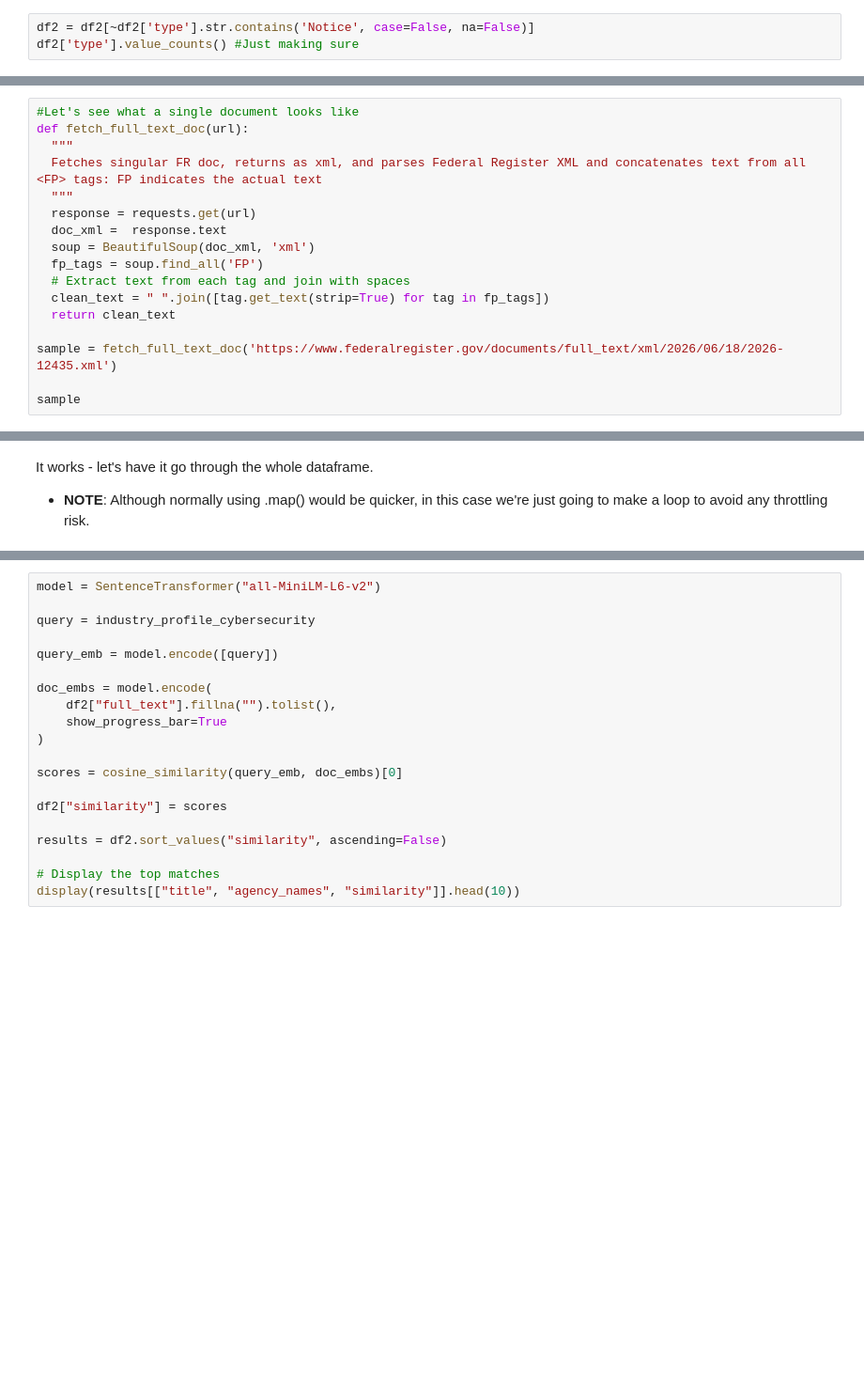
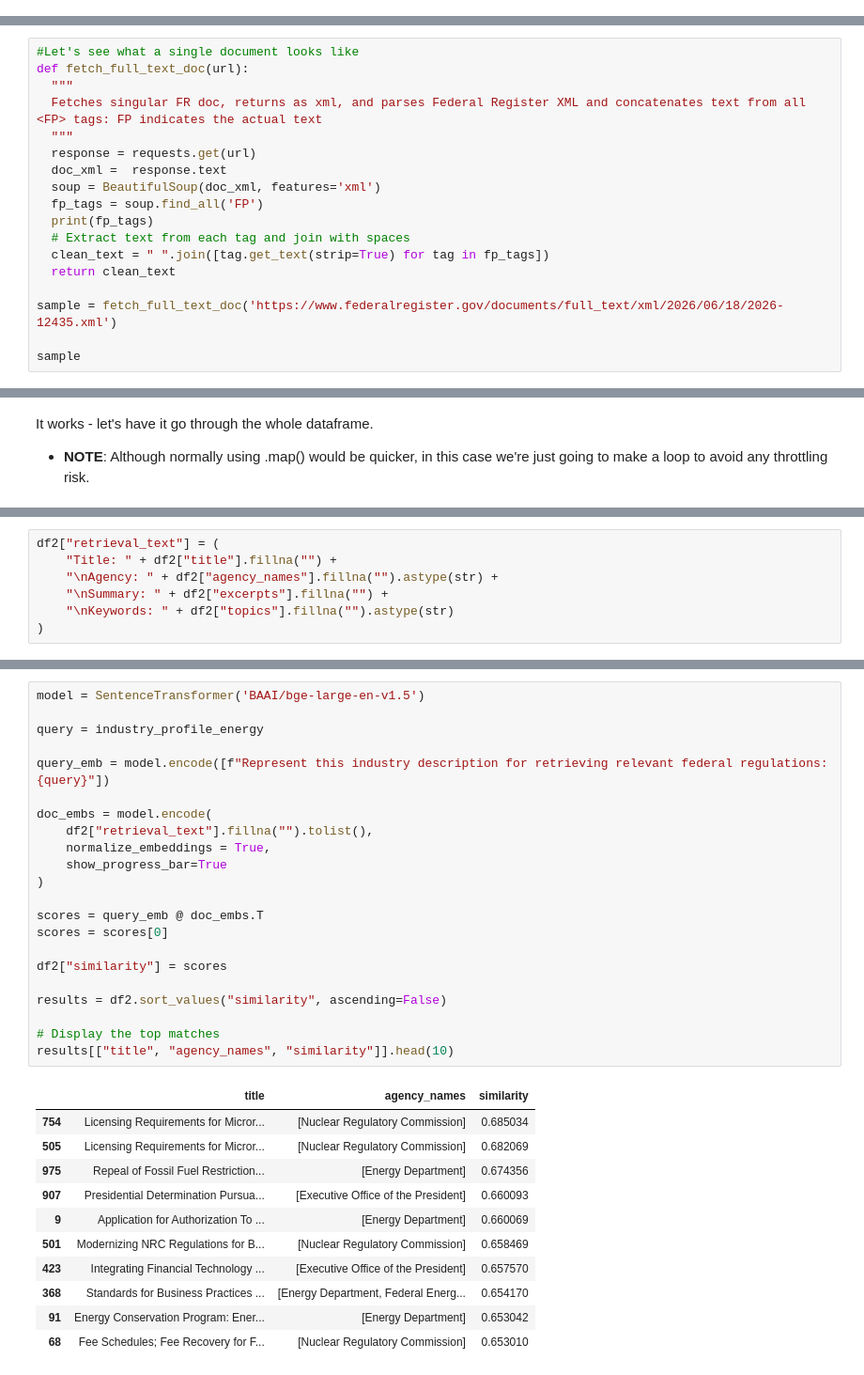
Before and after one commit to jeek293/gov-policy-script, a Jupyter notebook: Policy_Snapshot_Tool_v1.ipynb, the cells around one changed output, grey strips where cells are left out. Shown at 94% size. Saved outputs shown, nothing was run; the diff lists cells and outputs as text; blank space fills up the shorter version.

```diff
--- a/Policy_Snapshot_Tool_v1.ipynb
+++ b/Policy_Snapshot_Tool_v1.ipynb
@@ -100,6 +139,3 @@ Documents of type "Notice" aren't important for our purposes - these include les
-# %%
-df2 = df2[~df2['type'].str.contains('Notice', case=False, na=False)]
-df2['type'].value_counts() #Just making sure
 # %% [markdown]
 Let's visualize publications over time and by agency, just to give ourselves a bit of context.
 # %%
@@ -141,8 +185,9 @@ def fetch_full_text_doc(url):
   """
   response = requests.get(url)
   doc_xml =  response.text
-  soup = BeautifulSoup(doc_xml, 'xml')
+  soup = BeautifulSoup(doc_xml, features='xml')
   fp_tags = soup.find_all('FP')
+  print(fp_tags)
   # Extract text from each tag and join with spaces
   clean_text = " ".join([tag.get_text(strip=True) for tag in fp_tags])
   return clean_text
@@ -195,0 +237,7 @@ Now we have our dataframe, complete enough for our purposes. Let's extract the f
+# %%
+df2["retrieval_text"] = (
+    "Title: " + df2["title"].fillna("") +
+    "\nAgency: " + df2["agency_names"].fillna("").astype(str) +
+    "\nSummary: " + df2["excerpts"].fillna("") +
+    "\nKeywords: " + df2["topics"].fillna("").astype(str)
+)
@@ -215,20 +264,34 @@ industry_profile_maritime_transport = """Transportation-related rulemaking focus
 # %%
-model = SentenceTransformer("all-MiniLM-L6-v2")
+model = SentenceTransformer('BAAI/bge-large-en-v1.5')
 
-query = industry_profile_cybersecurity
+query = industry_profile_energy
 
-query_emb = model.encode([query])
+query_emb = model.encode([f"Represent this industry description for retrieving relevant federal regulations: {query}"])
 
 doc_embs = model.encode(
-    df2["full_text"].fillna("").tolist(),
+    df2["retrieval_text"].fillna("").tolist(),
+    normalize_embeddings = True,
     show_progress_bar=True
 )
 
-scores = cosine_similarity(query_emb, doc_embs)[0]
+scores = query_emb @ doc_embs.T
+scores = scores[0]
 
 df2["similarity"] = scores
 
 results = df2.sort_values("similarity", ascending=False)
 
 # Display the top matches
-display(results[["title", "agency_names", "similarity"]].head(10))
+results[["title", "agency_names", "similarity"]].head(10)
+# %% [output]
+|  | title | agency_names | similarity |
+| 754 | Licensing Requirements for Micror... | [Nuclear Regulatory Commission] | 0.685034 |
+| 505 | Licensing Requirements for Micror... | [Nuclear Regulatory Commission] | 0.682069 |
+| 975 | Repeal of Fossil Fuel Restriction... | [Energy Department] | 0.674356 |
+| 907 | Presidential Determination Pursua... | [Executive Office of the President] | 0.660093 |
+| 9 | Application for Authorization To ... | [Energy Department] | 0.660069 |
+| 501 | Modernizing NRC Regulations for B... | [Nuclear Regulatory Commission] | 0.658469 |
+| 423 | Integrating Financial Technology ... | [Executive Office of the President] | 0.657570 |
+| 368 | Standards for Business Practices ... | [Energy Department, Federal Energ... | 0.654170 |
+| 91 | Energy Conservation Program: Ener... | [Energy Department] | 0.653042 |
+| 68 | Fee Schedules; Fee Recovery for F... | [Nuclear Regulatory Commission] | 0.653010 |
```
Also changed, not shown: parts of 26 cells of this notebook.
